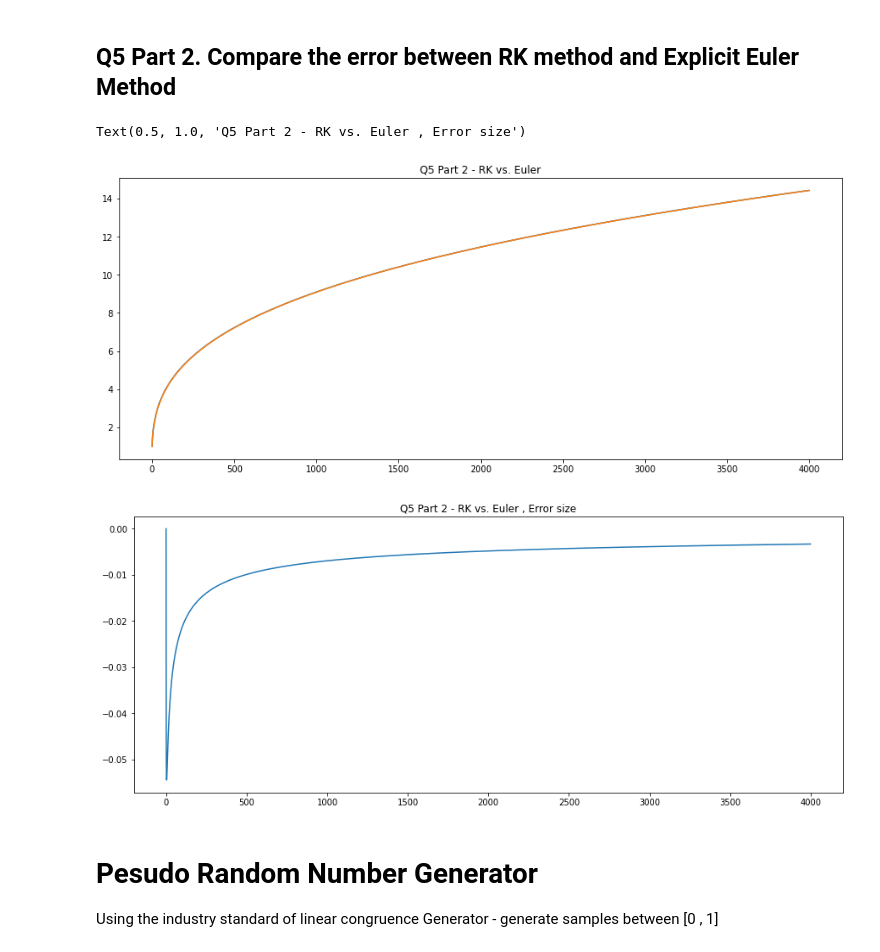
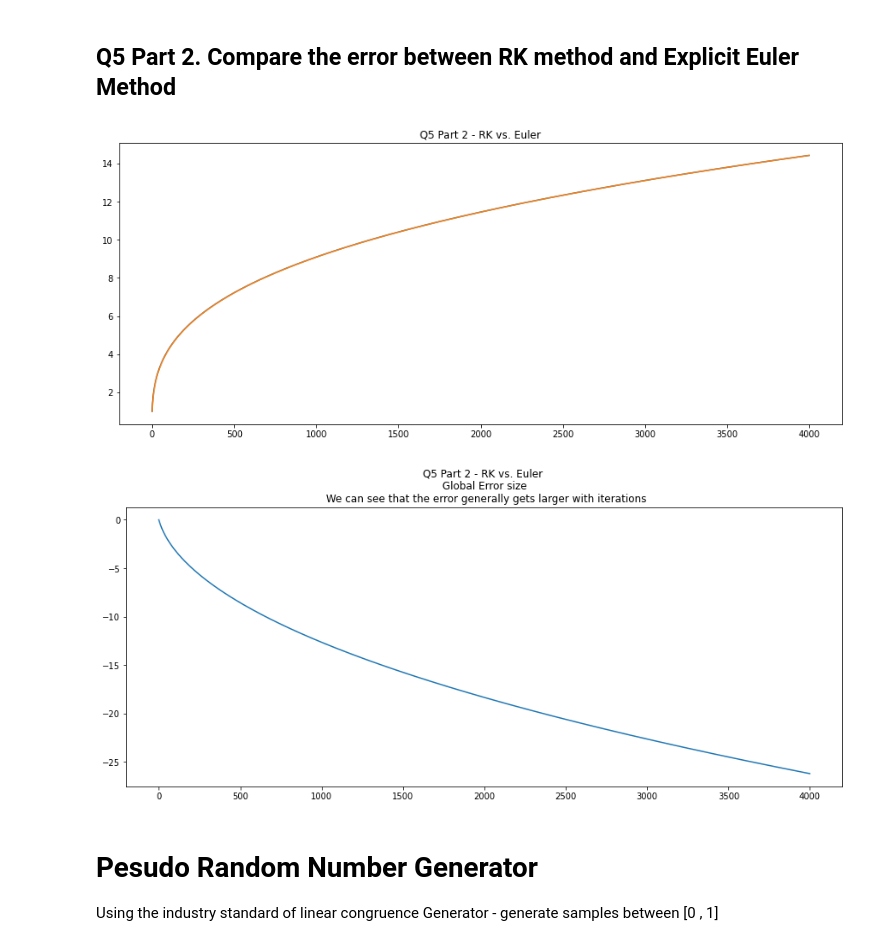
Before and after one commit to 084e0d1c/SMU-QF, a Jupyter notebook: QF101.ipynb, the cells around one changed output. Drawn from its saved outputs; the diff is of its cells as text; code cells hidden in the pictures.

```diff
--- a/QF101.ipynb
+++ b/QF101.ipynb
@@ -138,21 +138,20 @@ Range extended to 1000 for visualisation purposes
 # %%
 rk_vector = np.array(rk_y_values)
 euler_vector = np.array(explicit_euler_y_values)
 error = rk_vector-euler_vector
 
 plt.figure(figsize=(15,6))
 plt.plot(explicit_euler_y_values)
 plt.plot(rk_y_values)
 plt.title("Q5 Part 2 - RK vs. Euler")
 
 plt.figure(figsize=(15,6))
-plt.plot(error)
-plt.title("Q5 Part 2 - RK vs. Euler , Error size")
+plt.plot(np.cumsum(error))
+plt.title("Q5 Part 2 - RK vs. Euler \n Global Error size \n We can see that the error generally gets larger with iterations")
 plt.show()
 # %% [output]
-Text(0.5, 1.0, 'Q5 Part 2 - RK vs. Euler , Error size')
 [figure]
-[figure, old version]
+[figure, new version]
 # %% [markdown]
 # Pesudo Random Number Generator
 
```
Also changed, not shown: parts of 6 cells of this notebook.
